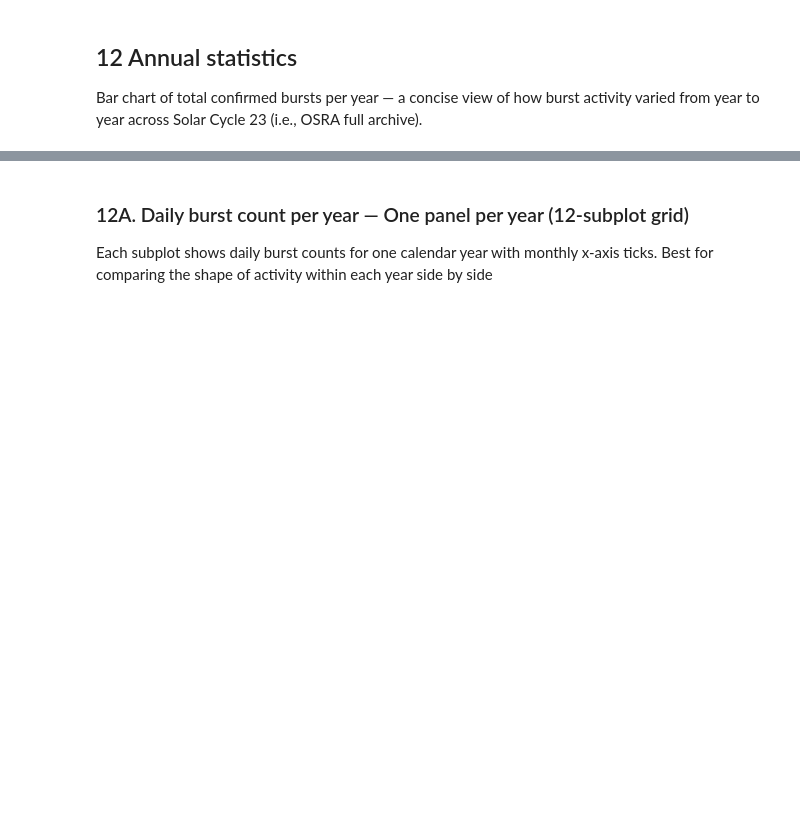
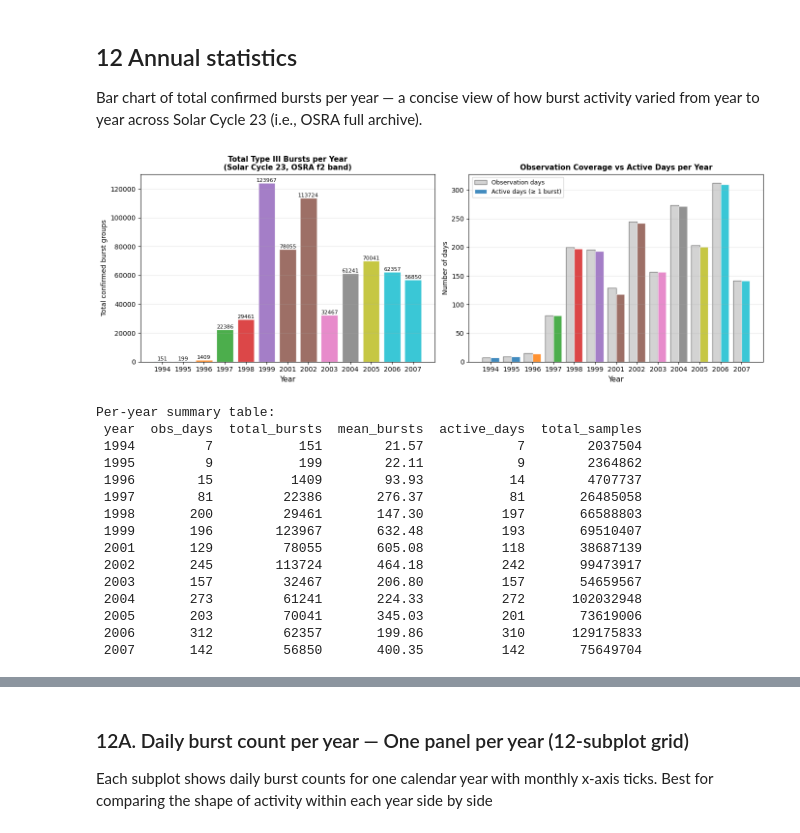
Before and after one commit to ChukwudiOkoro/Automated-Detection-of-Type-III-Solar-radio-Bursts-using-the-OSRA-Spectrograph, a Jupyter notebook: type3detectosra/OSRA_type3detect_all.ipynb, the cells around one changed output, grey strips where cells are left out. Drawn from its saved outputs; the diff is of its cells as text; code cells hidden in the pictures; blank space fills up the shorter version.

```diff
--- a/type3detectosra/OSRA_type3detect_all.ipynb
+++ b/type3detectosra/OSRA_type3detect_all.ipynb
@@ -1367,14 +1825,16 @@ burst activity varied from year to year across Solar Cycle 23 (i.e., OSRA full a
 # %%
 # Reload the per-year summary built in Section 7 ....................
 # (Recomputed here so Section 9 can be run independently after Section 7.)
+# total_samples added so the normalised burst rate can be computed below.
 yearly_summary = (
     df_cycle
     .groupby("year")
     .agg(
-        obs_days     = ("date",          "count"),
-        total_bursts = ("total_bursts",  "sum"),
-        mean_bursts  = ("total_bursts",  "mean"),
-        active_days  = ("total_bursts",  lambda x: (x > 0).sum())
+        obs_days      = ("date",           "count"),
+        total_bursts  = ("total_bursts",   "sum"),
+        mean_bursts   = ("total_bursts",   "mean"),
+        active_days   = ("total_bursts",   lambda x: (x > 0).sum()),
+        total_samples = ("total_samples",  "sum")   # added for normalisation
     )
     .reset_index()
 )
@@ -1401,30 +1861,47 @@ ax.set_title('Total Type III Bursts per Year\n(Solar Cycle 23, OSRA f2 band)',
              fontsize=11, fontweight='bold')
 ax.grid(axis='y', alpha=0.3)
 
 # Right panel: active days (days with ≥ 1 burst) vs total observation days
 ax = axes[1]
 x   = np.arange(len(yearly_summary))
 w   = 0.4
 ax.bar(x - w/2, yearly_summary["obs_days"],  w, label='Observation days',
        color='lightgrey', edgecolor='grey')
 ax.bar(x + w/2, yearly_summary["active_days"], w, label='Active days (≥ 1 burst)',
        color=[year_colours.get(yr, 'steelblue') for yr in yearly_summary["year"]],
        alpha=0.85, edgecolor='white')
 ax.set_xticks(x)
 ax.set_xticklabels(yearly_summary["year"].astype(str))
 ax.set_xlabel('Year', fontsize=11)
 ax.set_ylabel('Number of days', fontsize=10)
 ax.set_title('Observation Coverage vs Active Days per Year',
              fontsize=11, fontweight='bold')
 ax.legend(fontsize=9)
 ax.grid(axis='y', alpha=0.3)
 
 plt.tight_layout()
 plt.savefig(
     "/work1/okoro/type3detectosra/type3detectosra/outputs/solar_cycle/annualstat.png",
     dpi=300,
     bbox_inches='tight'
 )
 plt.show()
 print("Per-year summary table:")
 print(yearly_summary.to_string(index=False))
+# %% [output]
+[figure, added]
+Per-year summary table:
+ year  obs_days  total_bursts  mean_bursts  active_days  total_samples
+ 1994         7           151        21.57            7        2037504
+ 1995         9           199        22.11            9        2364862
+ 1996        15          1409        93.93           14        4707737
+ 1997        81         22386       276.37           81       26485058
+ 1998       200         29461       147.30          197       66588803
+ 1999       196        123967       632.48          193       69510407
+ 2001       129         78055       605.08          118       38687139
+ 2002       245        113724       464.18          242       99473917
+ 2003       157         32467       206.80          157       54659567
+ 2004       273         61241       224.33          272      102032948
+ 2005       203         70041       345.03          201       73619006
+ 2006       312         62357       199.86          310      129175833
+ 2007       142         56850       400.35          142       75649704
```
Also changed, not shown: parts of 26 cells of this notebook.
